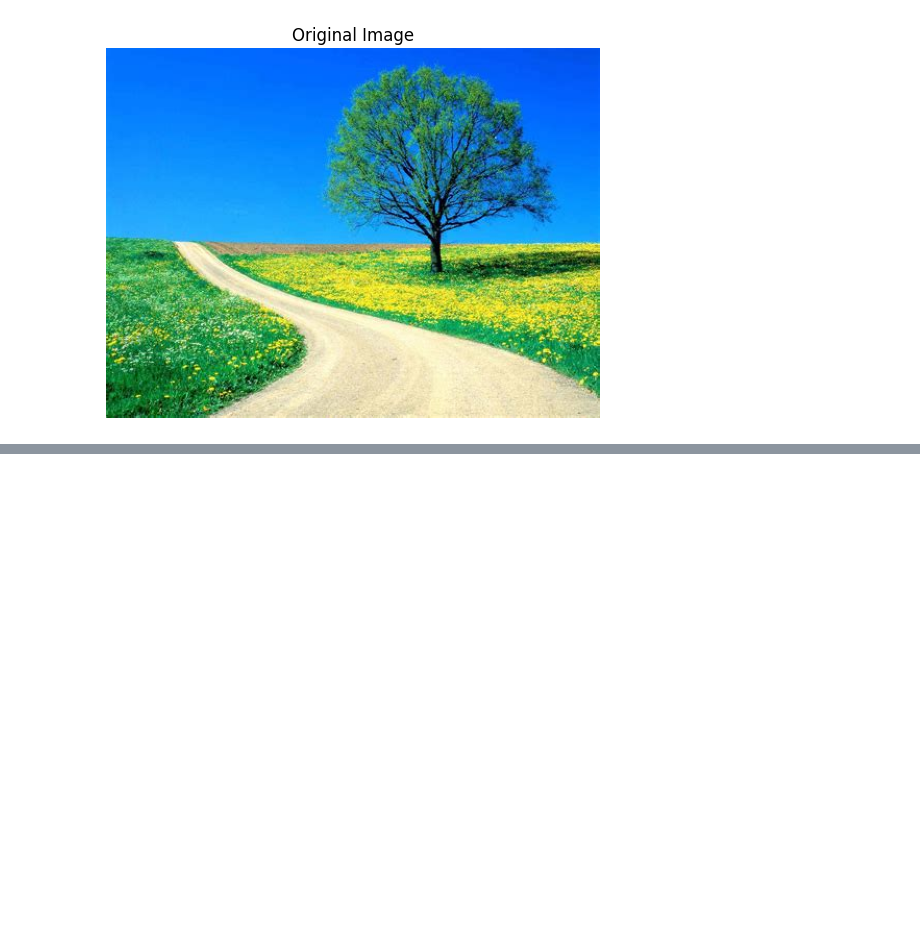
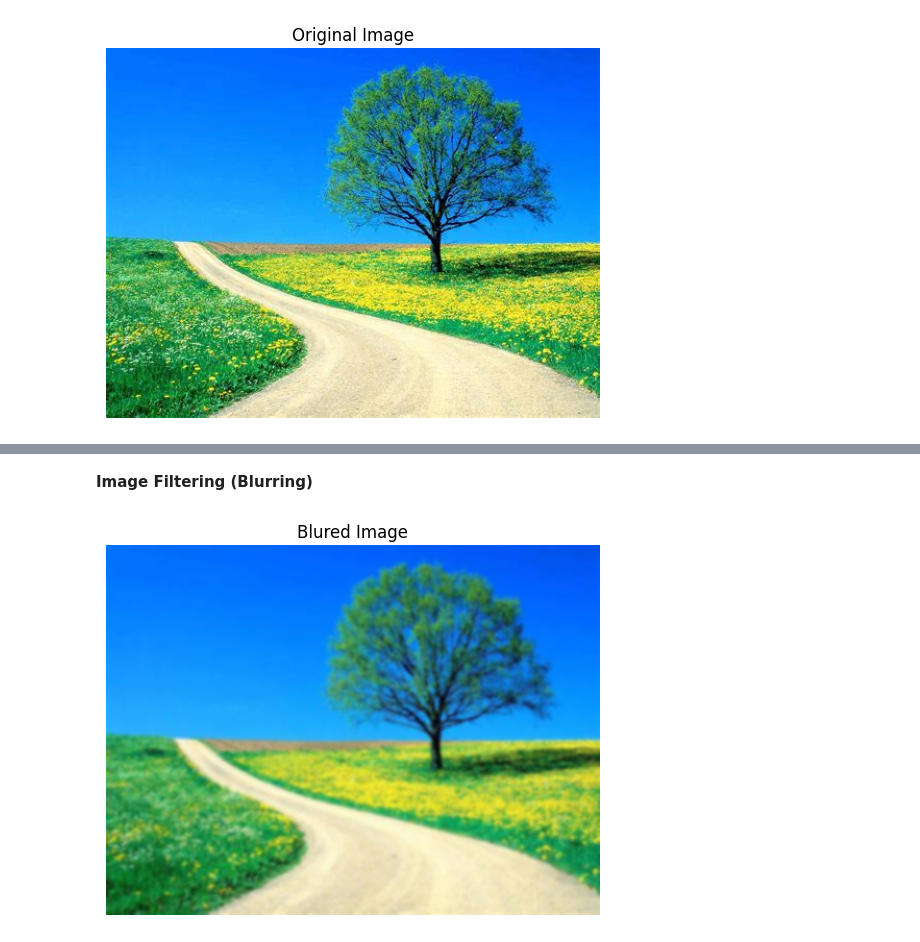
Before and after one commit to bhausaheb-pachaptil/Basics-of-Python-, a Jupyter notebook: BasicTask.ipynb, the cells around one changed output, grey strips where cells are left out. Saved outputs shown, nothing was run; the diff lists cells and outputs as text; code cells hidden in the pictures; blank space fills up the shorter version.

```diff
--- a/BasicTask.ipynb
+++ b/BasicTask.ipynb
@@ -14,0 +35,10 @@ plt.show()
+# %% [markdown]
+**Image Filtering (Blurring)**
+# %%
+blur=cv2.GaussianBlur(img,(7,7),0)
+plt.imshow(cv2.cvtColor(blur,cv2.COLOR_BGR2RGB))
+plt.axis("off")
+plt.title("Blured Image")
+plt.show()
+# %% [output]
+[figure, added]
```
Also changed, not shown: parts of 8 cells of this notebook.
